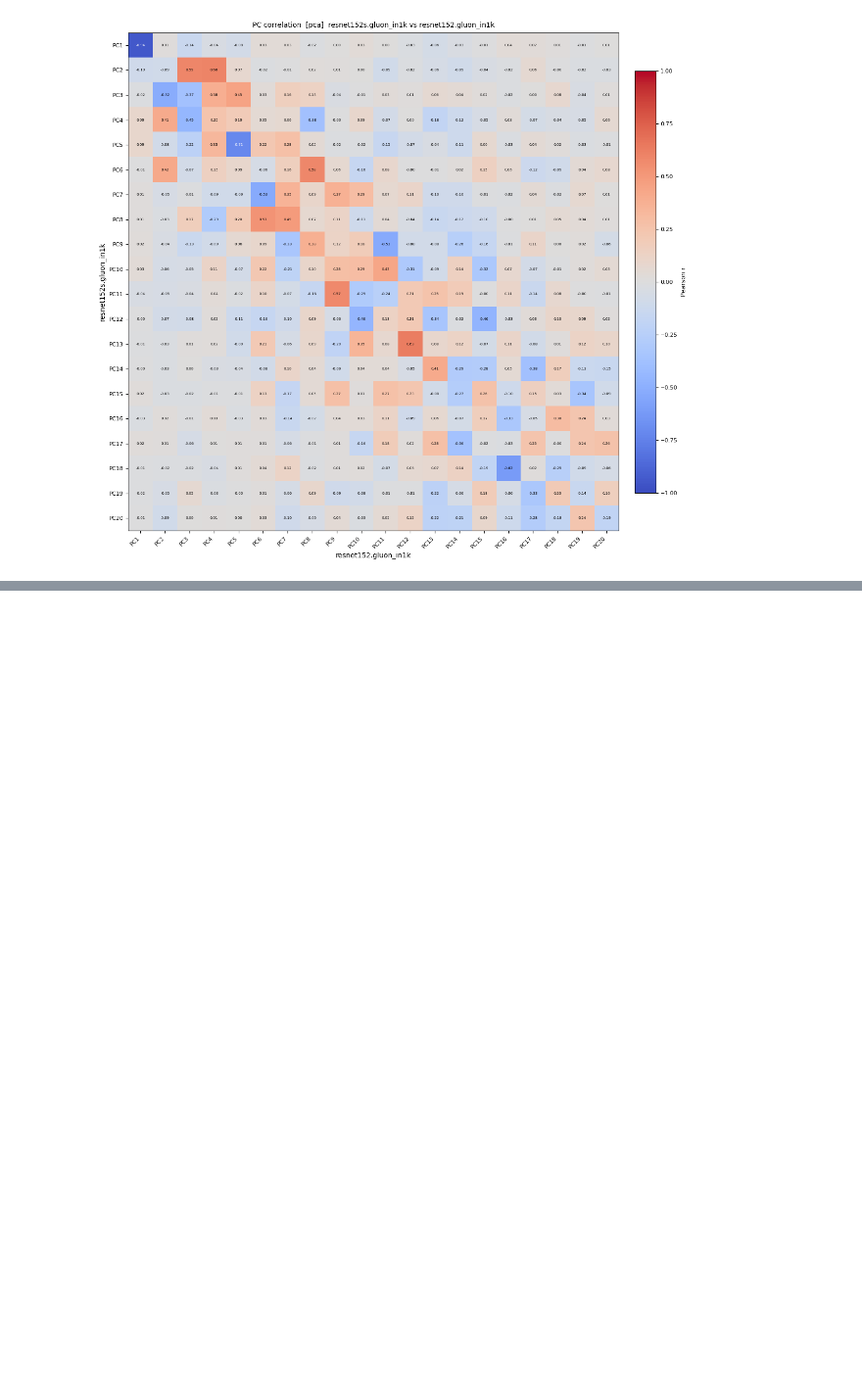
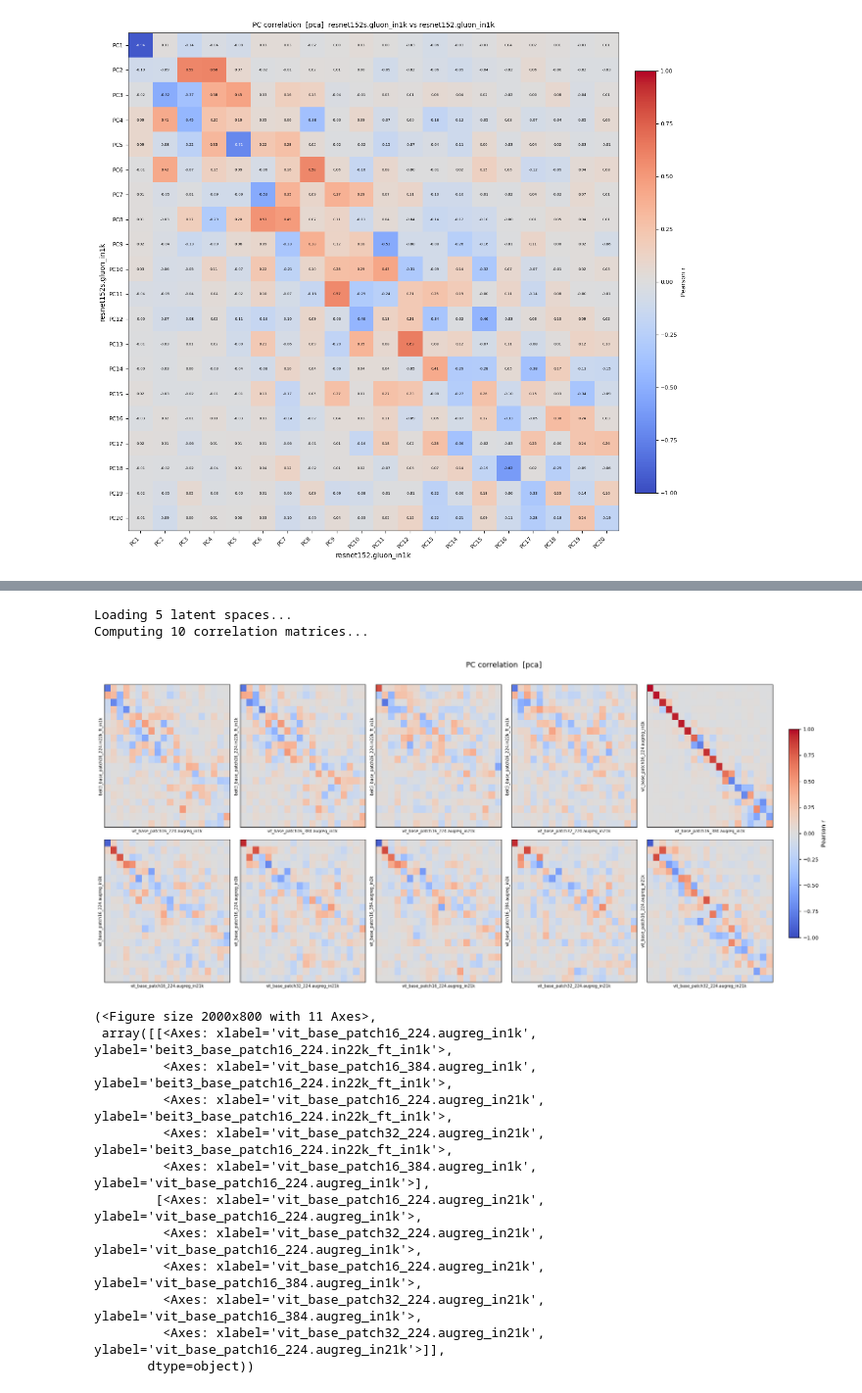
Before and after one commit to SPAICOM/semasia-datasets, a Jupyter notebook: notebooks/section2.ipynb, the cells around one changed output, grey strips where cells are left out. Shown at 98% size. Saved outputs shown, nothing was run; the diff lists cells and outputs as text; code cells hidden in the pictures; blank space fills up the shorter version.

```diff
--- a/notebooks/section2.ipynb
+++ b/notebooks/section2.ipynb
@@ -254,0 +607,33 @@ main(
+# %%
+dataset = 'cifar10'
+# model_a = "vit_base_patch32_384.augreg_in1k"
+models = [
+    'beit3_base_patch16_224.in22k_ft_in1k',
+    'vit_base_patch16_224.augreg_in1k',  # architecture change
+    'vit_base_patch16_384.augreg_in1k',  # padding change
+    'vit_base_patch16_224.augreg_in21k',  # pretraining change
+    'vit_base_patch32_224.augreg_in21k',
+]
+method = 'pca'
+n_components = 20
+k = 20
+
+compare_latents(
+    models=models, dataset=dataset, method=method, n_components=n_components, k=k
+)
+# %% [output]
+Loading 5 latent spaces...
+Computing 10 correlation matrices...
+[figure, added]
+(<Figure size 2000x800 with 11 Axes>,
+ array([[<Axes: xlabel='vit_base_patch16_224.augreg_in1k', ylabel='beit3_base_patch16_224.in22k_ft_in1k'>,
+         <Axes: xlabel='vit_base_patch16_384.augreg_in1k', ylabel='beit3_base_patch16_224.in22k_ft_in1k'>,
+         <Axes: xlabel='vit_base_patch16_224.augreg_in21k', ylabel='beit3_base_patch16_224.in22k_ft_in1k'>,
+         <Axes: xlabel='vit_base_patch32_224.augreg_in21k', ylabel='beit3_base_patch16_224.in22k_ft_in1k'>,
+         <Axes: xlabel='vit_base_patch16_384.augreg_in1k', ylabel='vit_base_patch16_224.augreg_in1k'>],
+        [<Axes: xlabel='vit_base_patch16_224.augreg_in21k', ylabel='vit_base_patch16_224.augreg_in1k'>,
+         <Axes: xlabel='vit_base_patch32_224.augreg_in21k', ylabel='vit_base_patch16_224.augreg_in1k'>,
+         <Axes: xlabel='vit_base_patch16_224.augreg_in21k', ylabel='vit_base_patch16_384.augreg_in1k'>,
+         <Axes: xlabel='vit_base_patch32_224.augreg_in21k', ylabel='vit_base_patch16_384.augreg_in1k'>,
+         <Axes: xlabel='vit_base_patch32_224.augreg_in21k', ylabel='vit_base_patch16_224.augreg_in21k'>]],
+       dtype=object))
```
Also changed, not shown: parts of 17 cells of this notebook, 4 other files.
